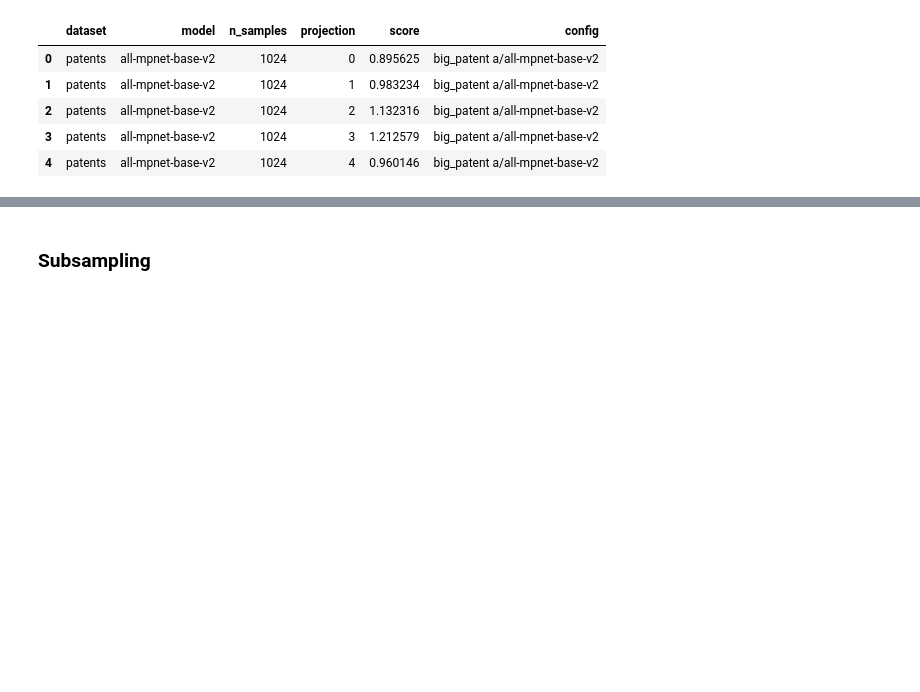
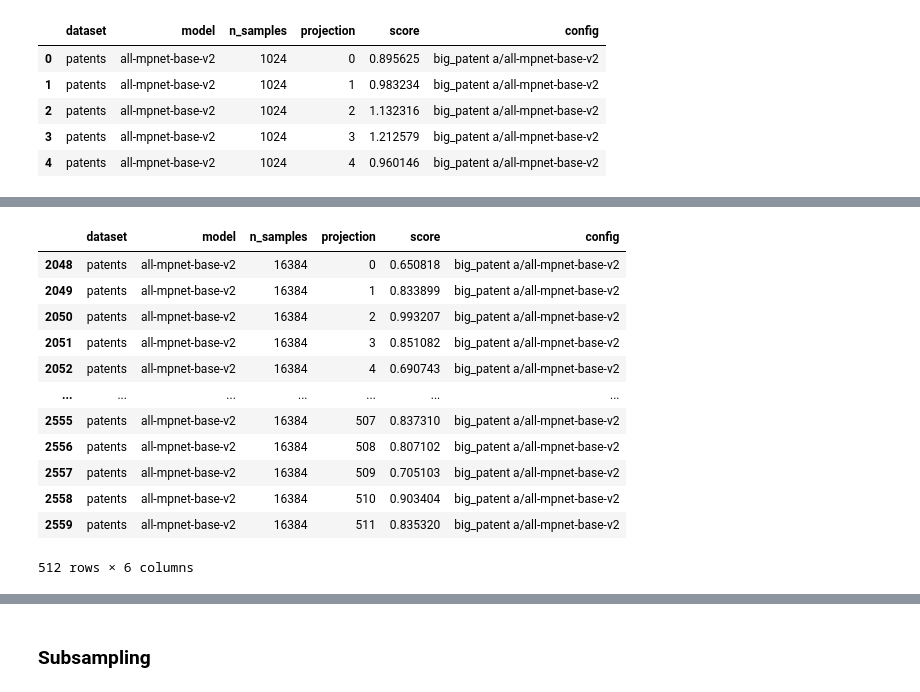
Before and after one commit to aidos-lab/Presto, a Jupyter notebook: notebooks/presto_test.ipynb, the cells around one changed output, grey strips where cells are left out. Saved outputs shown, nothing was run; the diff lists cells and outputs as text; code cells hidden in the pictures; blank space fills up the shorter version.

```diff
--- a/notebooks/presto_test.ipynb
+++ b/notebooks/presto_test.ipynb
@@ -306,0 +355,16 @@ plt.savefig(f"{paper_figure_path}/boxen_landscape-norms.pdf", bbox_inches="tight
+# %%
+all_norms_df.query("n_samples == 16384 and dataset == 'patents' and model == 'all-mpnet-base-v2'")
+# %% [output]
+|  | dataset | model | n_samples | projection | score | config |
+| 2048 | patents | all-mpnet-base-v2 | 16384 | 0 | 0.650818 | big_patent a/all-mpnet-base-v2 |
+| 2049 | patents | all-mpnet-base-v2 | 16384 | 1 | 0.833899 | big_patent a/all-mpnet-base-v2 |
+| 2050 | patents | all-mpnet-base-v2 | 16384 | 2 | 0.993207 | big_patent a/all-mpnet-base-v2 |
+| 2051 | patents | all-mpnet-base-v2 | 16384 | 3 | 0.851082 | big_patent a/all-mpnet-base-v2 |
+| 2052 | patents | all-mpnet-base-v2 | 16384 | 4 | 0.690743 | big_patent a/all-mpnet-base-v2 |
+| ... | ... | ... | ... | ... | ... | ... |
+| 2555 | patents | all-mpnet-base-v2 | 16384 | 507 | 0.837310 | big_patent a/all-mpnet-base-v2 |
+| 2556 | patents | all-mpnet-base-v2 | 16384 | 508 | 0.807102 | big_patent a/all-mpnet-base-v2 |
+| 2557 | patents | all-mpnet-base-v2 | 16384 | 509 | 0.705103 | big_patent a/all-mpnet-base-v2 |
+| 2558 | patents | all-mpnet-base-v2 | 16384 | 510 | 0.903404 | big_patent a/all-mpnet-base-v2 |
+| 2559 | patents | all-mpnet-base-v2 | 16384 | 511 | 0.835320 | big_patent a/all-mpnet-base-v2 |
+512 rows × 6 columns
```
Also changed, not shown: parts of 20 cells of this notebook, 1 other file.
